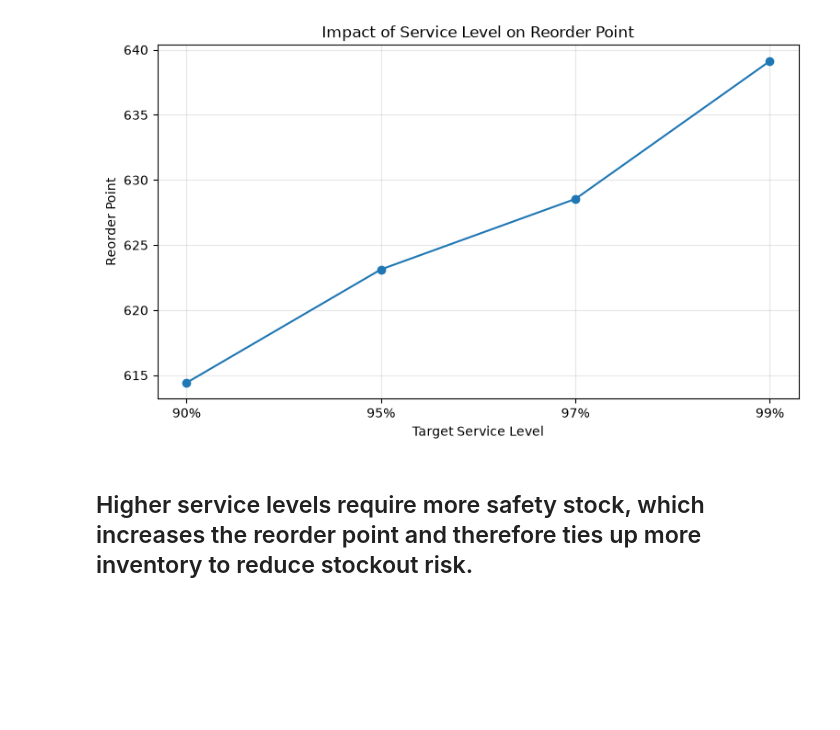
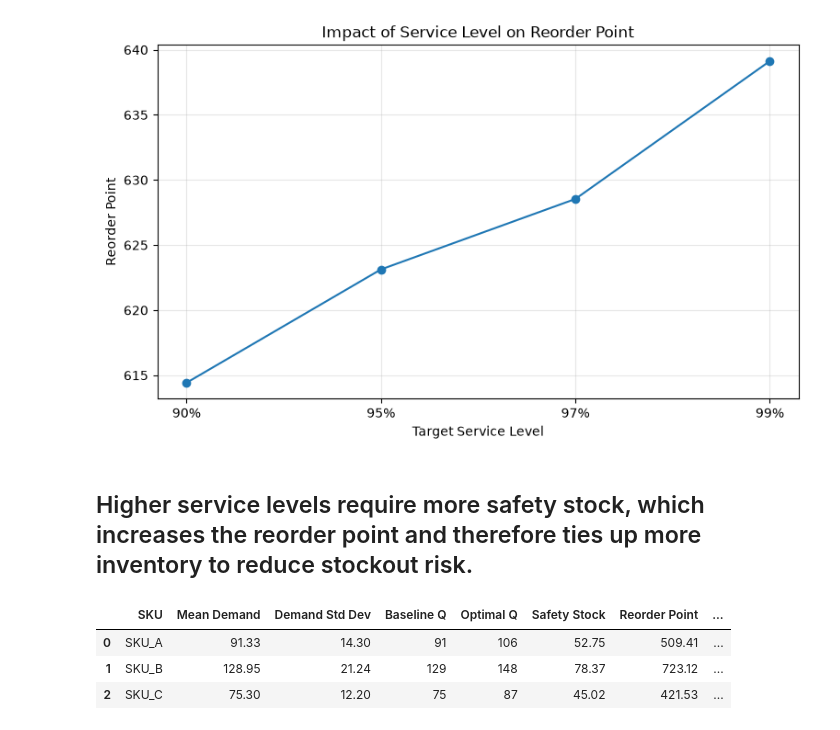
Before and after one commit to abhisarthak/inventory-optimization-ml, a Jupyter notebook: inventory_optimization.ipynb, the cells around one changed output. Drawn from its saved outputs; the diff is of its cells as text; code cells hidden in the pictures; blank space fills up the shorter version.

```diff
--- a/inventory_optimization.ipynb
+++ b/inventory_optimization.ipynb
@@ -1009,3 +1009,86 @@ plt.show()
 [figure]
 # %% [markdown]
 ## Higher service levels require more safety stock, which increases the reorder point and therefore ties up more inventory to reduce stockout risk.
+# %%
+# ============================================================
+# 📊 9. SKU-LEVEL INVENTORY DECISION SUMMARY
+# ============================================================
+
+sku_summary = []
+
+for sku in demand_data['sku'].unique():
+
+    # Historical demand for this SKU
+    sku_demand = demand_data.loc[
+        demand_data['sku'] == sku, 'demand'
+    ]
+
+    mean_demand_sku = sku_demand.mean()
+    std_demand_sku = sku_demand.std()
+
+    # Monte Carlo simulation
+    simulated_demand_sku = np.random.normal(
+        mean_demand_sku,
+        std_demand_sku,
+        1000
+    )
+
+    # Find optimal order quantity
+    costs_sku = []
+
+    for Q in Q_values:
+        cost = np.mean([
+            total_cost(Q, d)
+            for d in simulated_demand_sku
+        ])
+        costs_sku.append(cost)
+
+    optimal_Q_sku = Q_values[np.argmin(costs_sku)]
+    min_cost_sku = min(costs_sku)
+
+    # Safety stock and reorder point
+    safety_stock_sku = (
+        1.65 *
+        std_demand_sku *
+        np.sqrt(lead_time)
+    )
+
+    reorder_point_sku = (
+        mean_demand_sku * lead_time
+        + safety_stock_sku
+    )
+
+    # Baseline policy
+    baseline_Q_sku = round(mean_demand_sku)
+
+    baseline_cost_sku = np.mean([
+        total_cost(baseline_Q_sku, d)
+        for d in simulated_demand_sku
+    ])
+
+    cost_reduction_sku = (
+        (baseline_cost_sku - min_cost_sku)
+        / baseline_cost_sku
+    ) * 100
+
+    sku_summary.append({
+        'SKU': sku,
+        'Mean Demand': mean_demand_sku,
+        'Demand Std Dev': std_demand_sku,
+        'Baseline Q': baseline_Q_sku,
+        'Optimal Q': optimal_Q_sku,
+        'Safety Stock': safety_stock_sku,
+        'Reorder Point': reorder_point_sku,
+        'Baseline Cost': baseline_cost_sku,
+        'Optimized Cost': min_cost_sku,
+        'Cost Reduction (%)': cost_reduction_sku
+    })
+
+sku_summary = pd.DataFrame(sku_summary)
+
+sku_summary.round(2)
+# %% [output]
+|  | SKU | Mean Demand | Demand Std Dev | Baseline Q | Optimal Q | Safety Stock | Reorder Point | ... |
+| 0 | SKU_A | 91.33 | 14.30 | 91 | 106 | 52.75 | 509.41 | ... |
+| 1 | SKU_B | 128.95 | 21.24 | 129 | 148 | 78.37 | 723.12 | ... |
+| 2 | SKU_C | 75.30 | 12.20 | 75 | 87 | 45.02 | 421.53 | ... |
```
Also changed, not shown: parts of 4 cells of this notebook.
